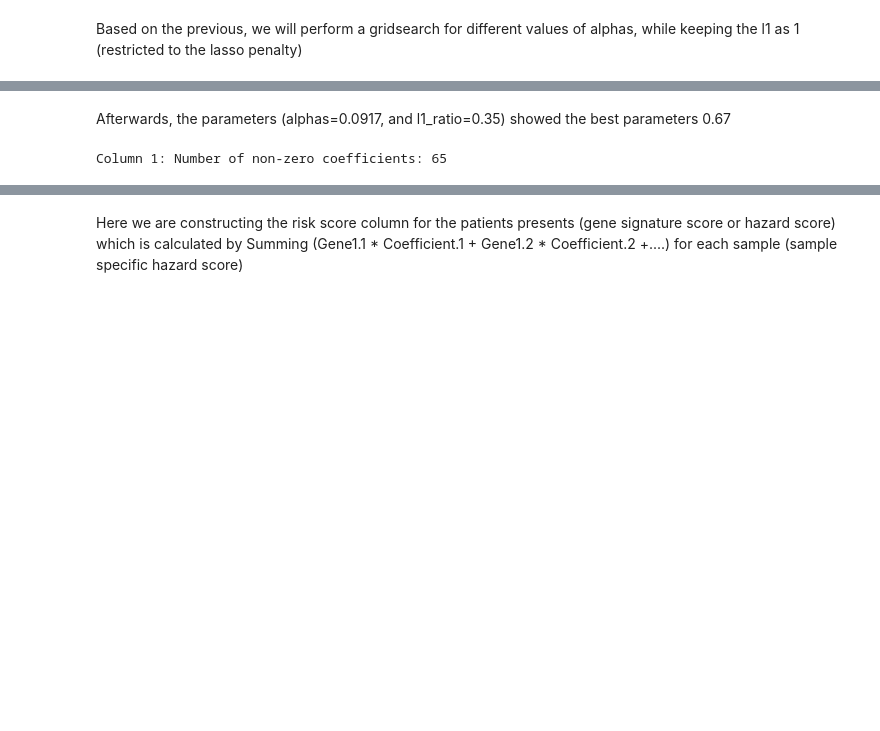
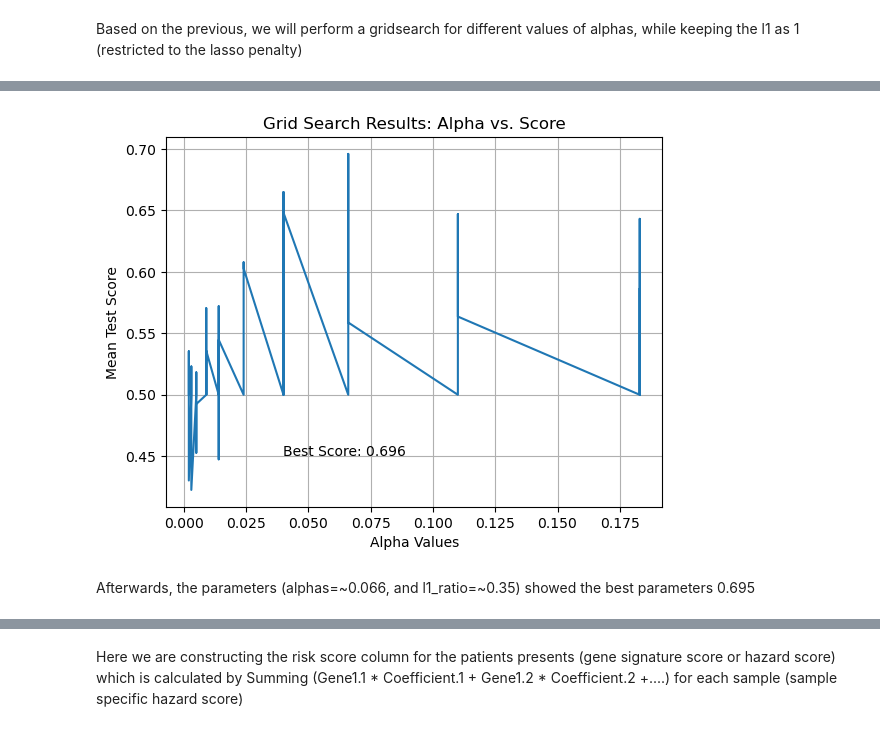
Before and after one commit to RadwanDerbala-1/Lassocox-Signature, a Jupyter notebook: Source/Project Stad.ipynb, the cells around one changed output, grey strips where cells are left out. Saved outputs shown, nothing was run; the diff lists cells and outputs as text; code cells hidden in the pictures; blank space fills up the shorter version.

```diff
--- a/Source/Project Stad.ipynb
+++ b/Source/Project Stad.ipynb
@@ -235,5 +265,26 @@ Grid Search Results:
 399        0.000000
 
 [400 rows x 3 columns]
+# %%
+alphas = cv_results["param_alphas"].apply(lambda x: x[0])  # Extract alpha values
+scores = cv_results["mean_test_score"]  # Extract mean test scores
+
+
+plt.plot(alphas, scores)
+
+# Customize plot elements
+plt.xlabel("Alpha Values")
+plt.ylabel("Mean Test Score")
+plt.title("Grid Search Results: Alpha vs. Score")
+plt.grid(True)  # Add grid lines
+
+# Optional: Annotate the best score
+best_alpha = alphas[scores.argmax()]  # Find the alpha with the best score
+best_score = scores.max()
+plt.annotate(f"Best Score: {best_score:.3f}", xy=(best_alpha, best_score), xytext=(0.04, 0.45))
+
+plt.show()
+# %% [output]
+[figure, added]
 # %% [markdown]
-Afterwards, the parameters (alphas=0.0917, and l1_ratio=0.35) showed the best parameters 0.67
+Afterwards, the parameters (alphas=~0.066, and l1_ratio=~0.35) showed the best parameters 0.695
@@ -240,5 +303,5 @@ Afterwards, the parameters (alphas=0.0917, and l1_ratio=0.35) showed the best pa
 # %%
-estimator=CoxnetSurvivalAnalysis( alphas=[0.0917], l1_ratio=0.35,alpha_min_ratio=1,verbose = 10)
+estimator=CoxnetSurvivalAnalysis( alphas=[0.066], l1_ratio=0.35,verbose = 10) # this chunk can be changed for both (with l1=1 best score and for l1=0.066 as best score)
 estimator.fit(X,Y)
 #Making the dataframe for the coefficients of each genes corresponding to that alpha value
 coefficients_lasso=pd.DataFrame(estimator.coef_, index=X.columns, columns=np.round(estimator.alphas_, 5))
@@ -247,8 +310,6 @@ alphas=estimator.alphas_
 for i, col in enumerate(coefficients_lasso.columns):
     non_zero = np.sum(coefficients_lasso[col] != 0)  # Count non-zeros in each column
     print(f"Column {i+1}: Number of non-zero coefficients: {non_zero}")
-# %% [output]
-Column 1: Number of non-zero coefficients: 65
 # %%
 
 #Plot for coefficient for each gene
```
Also changed, not shown: parts of 28 cells of this notebook.
